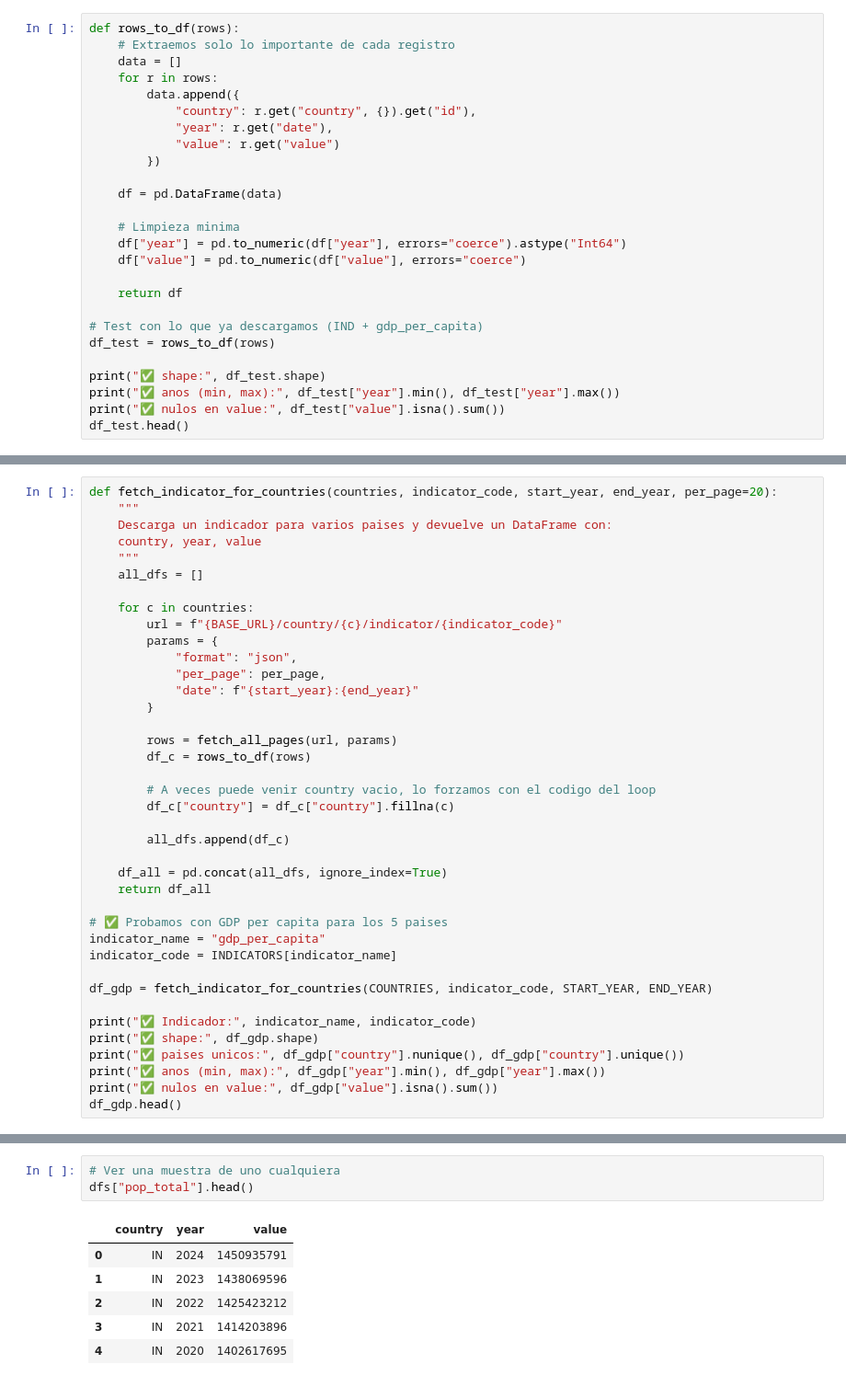
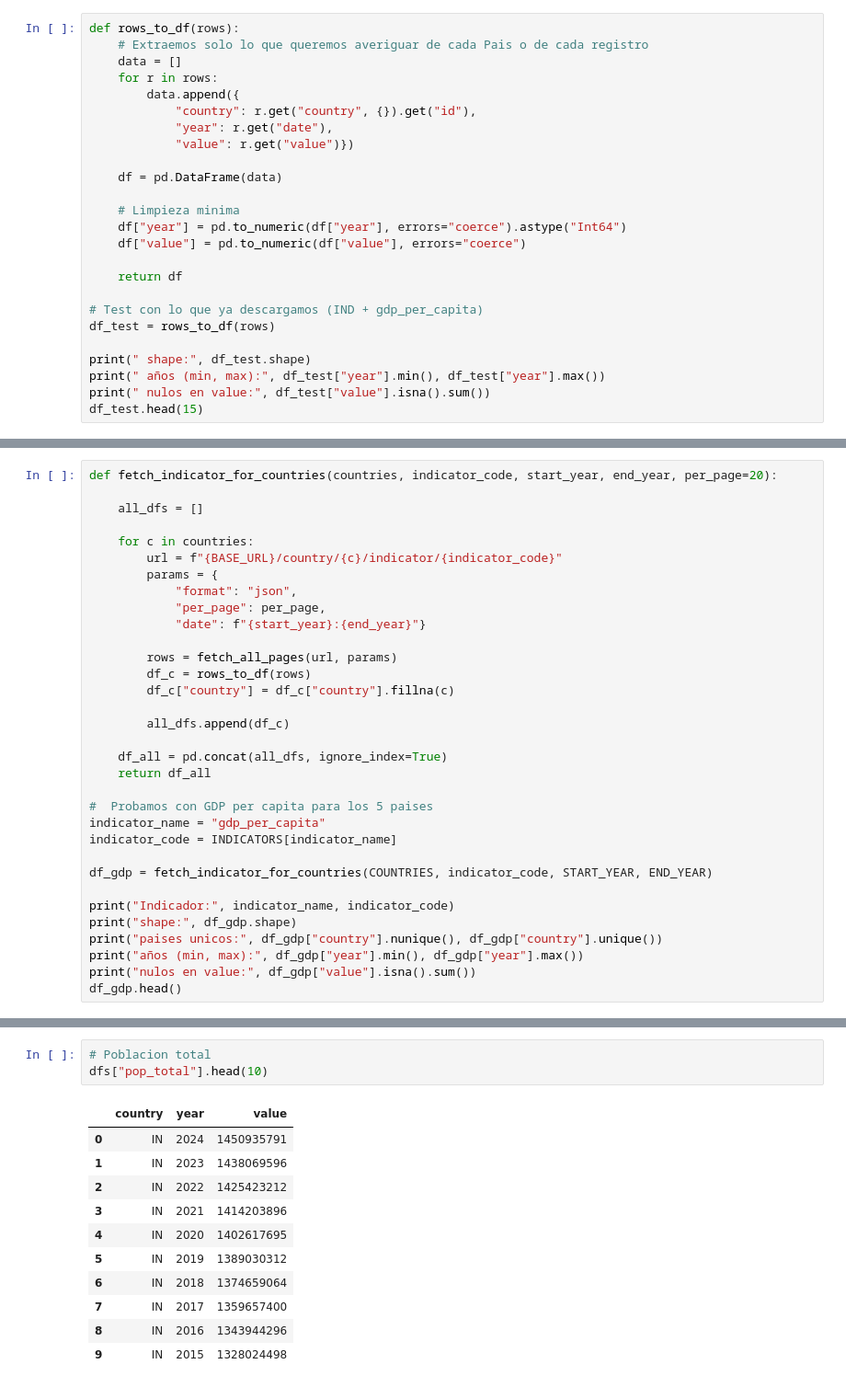
Before and after one commit to 4GeeksAcademy/kr1sth1an-interacting-with-api-python-project, a Jupyter notebook: src/world_bank_analysis.ipynb, the cells around one changed output, grey strips where cells are left out. Shown at 92% size. Saved outputs shown, nothing was run; the diff lists cells and outputs as text.

```diff
--- a/src/world_bank_analysis.ipynb
+++ b/src/world_bank_analysis.ipynb
@@ -224,13 +227,12 @@ Y hacemos una limpieza minima:
 # %%
 def rows_to_df(rows):
-    # Extraemos solo lo importante de cada registro
+    # Extraemos solo lo que queremos averiguar de cada Pais o de cada registro
     data = []
     for r in rows:
         data.append({
             "country": r.get("country", {}).get("id"),
             "year": r.get("date"),
-            "value": r.get("value")
-        })
+            "value": r.get("value")})
 
     df = pd.DataFrame(data)
 
@@ -243,8 +245,8 @@ def rows_to_df(rows):
 # Test con lo que ya descargamos (IND + gdp_per_capita)
 df_test = rows_to_df(rows)
 
-print("✅ shape:", df_test.shape)
-print("✅ anos (min, max):", df_test["year"].min(), df_test["year"].max())
-print("✅ nulos en value:", df_test["value"].isna().sum())
-df_test.head()
+print(" shape:", df_test.shape)
+print(" años (min, max):", df_test["year"].min(), df_test["year"].max())
+print(" nulos en value:", df_test["value"].isna().sum())
+df_test.head(15)
 # %% [output]
@@ -271,9 +285,6 @@ Asi despues podemos graficar 5 lineas (una por pais) y comparar facil.
 # %%
 def fetch_indicator_for_countries(countries, indicator_code, start_year, end_year, per_page=20):
-    """
-    Descarga un indicador para varios paises y devuelve un DataFrame con:
-    country, year, value
-    """
+
     all_dfs = []
 
     for c in countries:
@@ -281,13 +292,10 @@ def fetch_indicator_for_countries(countries, indicator_code, start_year, end_yea
         params = {
             "format": "json",
             "per_page": per_page,
-            "date": f"{start_year}:{end_year}"
-        }
+            "date": f"{start_year}:{end_year}"}
 
         rows = fetch_all_pages(url, params)
         df_c = rows_to_df(rows)
-
-        # A veces puede venir country vacio, lo forzamos con el codigo del loop
         df_c["country"] = df_c["country"].fillna(c)
 
         all_dfs.append(df_c)
@@ -295,16 +303,16 @@ def fetch_indicator_for_countries(countries, indicator_code, start_year, end_yea
     df_all = pd.concat(all_dfs, ignore_index=True)
     return df_all
 
-# ✅ Probamos con GDP per capita para los 5 paises
+#  Probamos con GDP per capita para los 5 paises
 indicator_name = "gdp_per_capita"
 indicator_code = INDICATORS[indicator_name]
 
 df_gdp = fetch_indicator_for_countries(COUNTRIES, indicator_code, START_YEAR, END_YEAR)
 
-print("✅ Indicador:", indicator_name, indicator_code)
-print("✅ shape:", df_gdp.shape)
-print("✅ paises unicos:", df_gdp["country"].nunique(), df_gdp["country"].unique())
-print("✅ anos (min, max):", df_gdp["year"].min(), df_gdp["year"].max())
-print("✅ nulos en value:", df_gdp["value"].isna().sum())
+print("Indicador:", indicator_name, indicator_code)
+print("shape:", df_gdp.shape)
+print("paises unicos:", df_gdp["country"].nunique(), df_gdp["country"].unique())
+print("años (min, max):", df_gdp["year"].min(), df_gdp["year"].max())
+print("nulos en value:", df_gdp["value"].isna().sum())
 df_gdp.head()
 # %% [output]
@@ -365,11 +385,16 @@ Descargando: urban_population_pct (SP.URB.TOTL.IN.ZS) ...
 # %%
-# Ver una muestra de uno cualquiera
-dfs["pop_total"].head()
+# Poblacion total
+dfs["pop_total"].head(10)
 # %% [output]
 |  | country | year | value |
 | 0 | IN | 2024 | 1450935791 |
 | 1 | IN | 2023 | 1438069596 |
 | 2 | IN | 2022 | 1425423212 |
 | 3 | IN | 2021 | 1414203896 |
 | 4 | IN | 2020 | 1402617695 |
+| 5 | IN | 2019 | 1389030312 |
+| 6 | IN | 2018 | 1374659064 |
+| 7 | IN | 2017 | 1359657400 |
+| 8 | IN | 2016 | 1343944296 |
+| 9 | IN | 2015 | 1328024498 |
 # %% [markdown]
```
Also changed, not shown: parts of 31 cells of this notebook, 1 other file.
